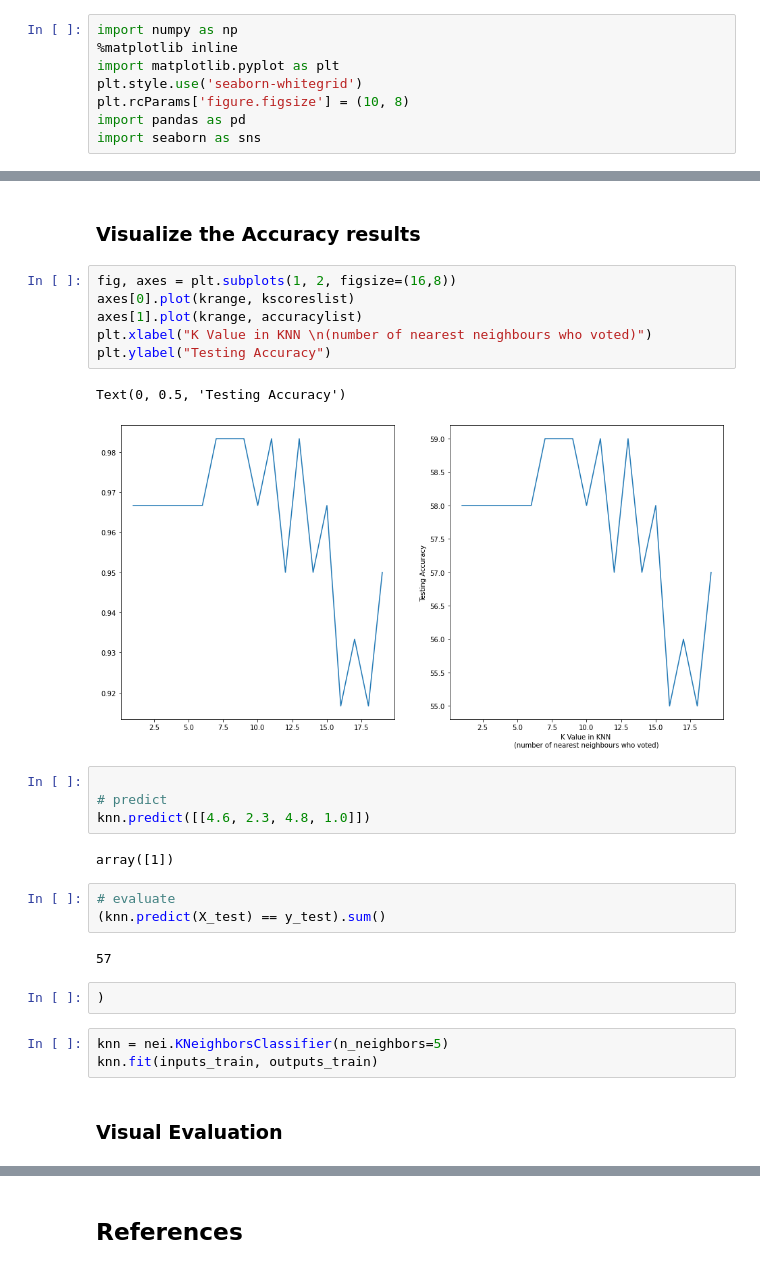
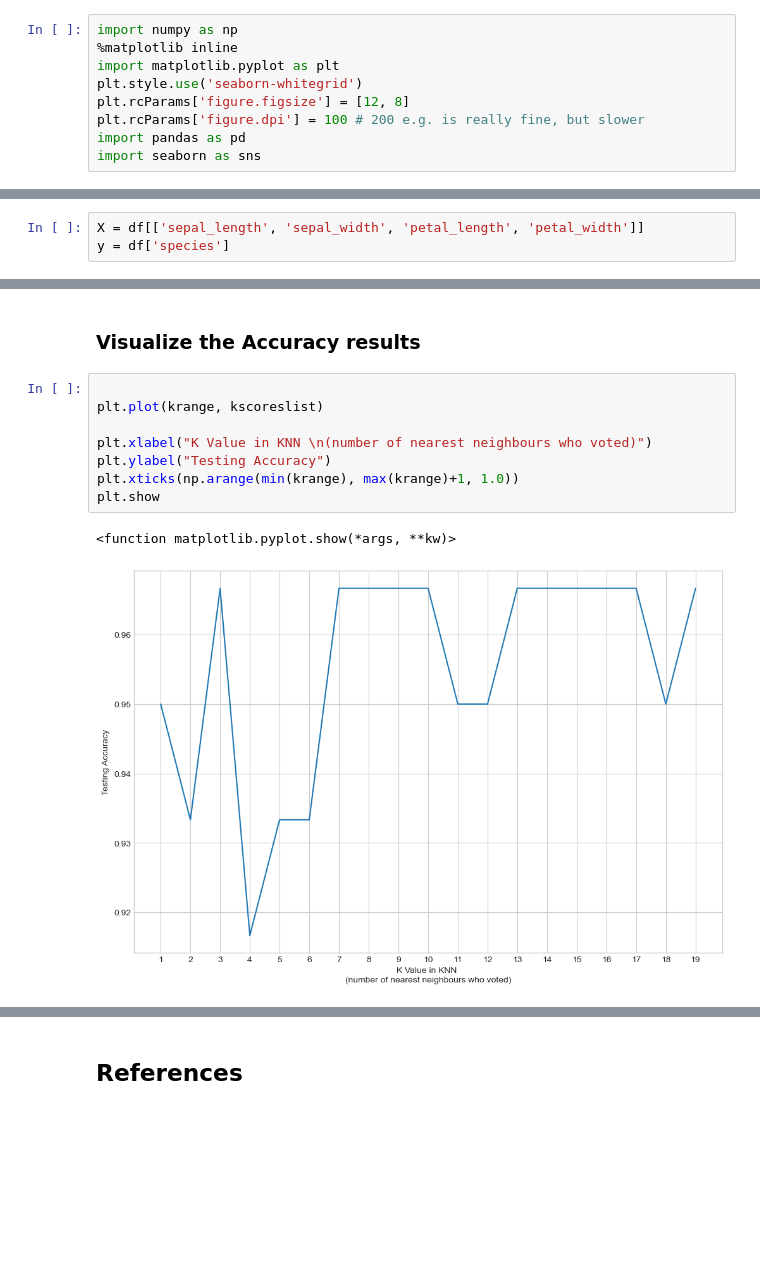
Before and after one commit to fionaoriordan/MLS_Tasks, a Jupyter notebook: Tasks.ipynb, the cells around one changed output, grey strips where cells are left out. Cells and saved outputs as stored; diff of their text form; blank space fills up the shorter version.

```diff
--- a/Tasks.ipynb
+++ b/Tasks.ipynb
@@ -377,7 +377,8 @@ import numpy as np
 %matplotlib inline
 import matplotlib.pyplot as plt
 plt.style.use('seaborn-whitegrid')
-plt.rcParams['figure.figsize'] = (10, 8)
+plt.rcParams['figure.figsize'] = [12, 8]
+plt.rcParams['figure.dpi'] = 100 # 200 e.g. is really fine, but slower
 import pandas as pd
 import seaborn as sns
 # %% [markdown]
@@ -813,3 +740,6 @@ array([0, 0, 0, 0, 0, 0, 0, 0, 0, 0, 0, 0, 0, 0, 0, 0, 0, 0, 0, 0, 0, 0,
+# %%
+X = df[['sepal_length', 'sepal_width', 'petal_length', 'petal_width']]
+y = df['species']
 # %% [markdown]
 ### Split the data set into a train set and a test set.
 # %% [markdown]
@@ -862,29 +789,13 @@ print(kscoreslist)
 # %% [markdown]
 ### Visualize the Accuracy results
 # %%
-fig, axes = plt.subplots(1, 2, figsize=(16,8))
-axes[0].plot(krange, kscoreslist)
-axes[1].plot(krange, accuracylist)
+
+plt.plot(krange, kscoreslist)
+
 plt.xlabel("K Value in KNN \n(number of nearest neighbours who voted)")
 plt.ylabel("Testing Accuracy")
+plt.xticks(np.arange(min(krange), max(krange)+1, 1.0))
+plt.show
 # %% [output]
-Text(0, 0.5, 'Testing Accuracy')
+<function matplotlib.pyplot.show(*args, **kw)>
-[figure, old version]
+[figure, new version]
-# %%
-
-# predict
-knn.predict([[4.6, 2.3, 4.8, 1.0]])
-# %% [output]
-array([1])
-# %%
-# evaluate
-(knn.predict(X_test) == y_test).sum()
-# %% [output]
-57
-# %%
-)
-# %%
-knn = nei.KNeighborsClassifier(n_neighbors=5)
-knn.fit(inputs_train, outputs_train)
-# %% [markdown]
-### Visual Evaluation
```
Also changed, not shown: parts of 22 cells of this notebook, 1 other file.
